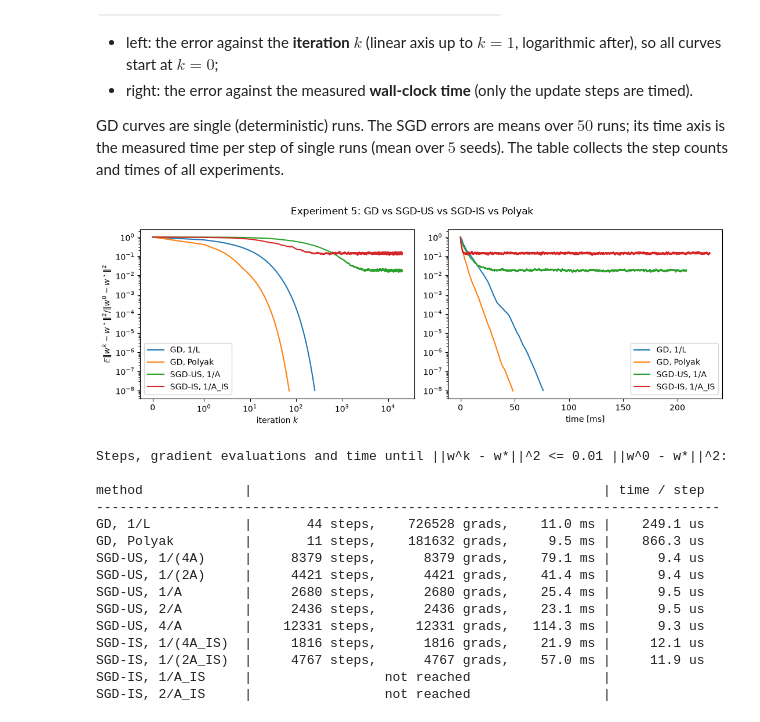
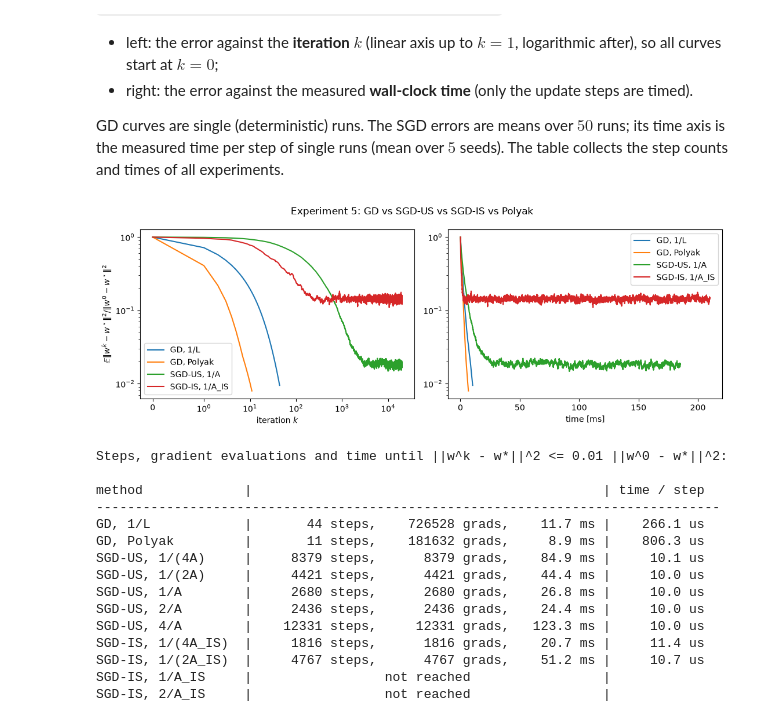
Before and after one commit to Gor-2001/thesis_hw, a Jupyter notebook: Homework/Exercises/hw_2026_11_00/sgd_logistic.ipynb, the cells around one changed output. Saved outputs shown, nothing was run; the diff lists cells and outputs as text; code cells hidden in the pictures; some formulas as TeX source.

```diff
--- a/Homework/Exercises/hw_2026_11_00/sgd_logistic.ipynb
+++ b/Homework/Exercises/hw_2026_11_00/sgd_logistic.ipynb
@@ -169,7 +169,7 @@ Each experiment prints its own results, and all of them are collected in the tab
 # %%
 W0 = np.zeros(D)
 RUNS = 200        # independent SGD runs used to estimate E||w^k - w*||^2
-TOL = 1e-8        # GD stops when ||w^k - w*||^2 <= TOL ||w^0 - w*||^2
+TOL = 1e-2        # the one target for all methods: ||w^k - w*||^2 <= TOL ||w^0 - w*||^2
 R0 = np.sum((W0 - w_star) ** 2)
 FIG_DIR = "figures"
 os.makedirs(FIG_DIR, exist_ok=True)
@@ -230,7 +230,6 @@ def sgd_constant(gamma):
 
 
 # --- step count and time -------------------------------------------------------
-TOL_ERR = 1e-2    # stop when ||w^k - w*||^2 <= TOL_ERR ||w^0 - w*||^2
 SEEDS = 5
 RESULTS = {}      # name -> (steps, grads, seconds), or None if not reached
 
@@ -254,7 +253,7 @@ def sgd_step(gamma, p=None):
     return step
 
 
-def measure(name, step, stochastic, max_steps):
+def measure(name, step, stochastic, max_steps, verbose=True):
     # Single trajectories from W0; only step() is timed. Mean over SEEDS seeds for SGD.
     seeds = SEEDS if stochastic else 1
     hits = []
@@ -265,7 +264,7 @@ def measure(name, step, stochastic, max_steps):
             t0 = time.perf_counter()
             w = step(w, rng)
             t += time.perf_counter() - t0
-            if np.sum((w - w_star) ** 2) <= TOL_ERR * R0:
+            if np.sum((w - w_star) ** 2) <= TOL * R0:
                 hit = (k, t)
                 break
         hits.append(hit)
@@ -276,7 +275,8 @@ def measure(name, step, stochastic, max_steps):
     else:
         res = None
     RESULTS[name] = res
-    print(f"  {name:18s}  {fmt(res)}")
+    if verbose:
+        print(f"  {name:18s}  {fmt(res)}")
 
 
 def fmt(r):
@@ -290,3 +290,7 @@ def save(fig, name):
     fig.tight_layout()
     fig.savefig(os.path.join(FIG_DIR, name), dpi=150)
     plt.show()
+
+
+TARGET = f"||w^k - w*||^2 <= {TOL:g} ||w^0 - w*||^2"
+print(f"Target for all methods: {TARGET}")
@@ -408,9 +416,11 @@ for m in [1, 2, 4, 8, 16]:
         hit = np.argmax(err <= 1.1 * plateau)
         print(f"3c: gamma = {m}/A = {gamma:.4f}: plateau {plateau:.4f}, "
               f"reaches 1.1 x plateau after {hit} steps")
+    elif not np.isfinite(plateau):
+        print(f"3c: gamma = {m}/A = {gamma:.4f}: diverges")
     else:
-        print(f"3c: gamma = {m}/A = {gamma:.4f}: does not converge "
-              f"(E||w^k - w*||^2 ends at {plateau:.3g} > ||w^0 - w*||^2 = {R0:.3g})")
+        print(f"3c: gamma = {m}/A = {gamma:.4f}: stable, but settles above the starting error "
+              f"(plateau {plateau:.3g} > ||w^0 - w*||^2 = {R0:.3g})")
 ax.set_title(r"3c: larger $\gamma$")
 for ax in axes:
     ax.set_xlabel("iteration $k$")
@@ -419,7 +429,7 @@ axes[0].set_ylabel(r"$\mathbb{E}\|w^k-w^\star\|^2$")
 fig.suptitle("Experiment 3: SGD with a constant stepsize")
 save(fig, "log_exp3_sgd.png")
 
-print("Step count and time (single runs, mean over seeds; at most 60000 steps):")
+print(f"Step count and time until {TARGET} (single runs, mean over seeds; at most 60000 steps):")
 for label, gamma in [("1/(4A)", 1 / (4 * A)), ("1/(2A)", 1 / (2 * A)), ("1/A", 1 / A),
                      ("2/A", 2 / A), ("4/A", 4 / A)]:
     measure(f"SGD-US, {label}", sgd_step(gamma), stochastic=True, max_steps=60000)
@@ -501,9 +511,11 @@ for m in [1, 2, 3, 4]:
         hit = np.argmax(err <= 1.1 * plateau)
         print(f"4c: gamma = {m}/A_IS = {gamma:.4f}: plateau {plateau:.4f}, "
               f"reaches 1.1 x plateau after {hit} steps")
+    elif not np.isfinite(plateau):
+        print(f"4c: gamma = {m}/A_IS = {gamma:.4f}: diverges")
     else:
-        print(f"4c: gamma = {m}/A_IS = {gamma:.4f}: does not converge "
-              f"(E||w^k - w*||^2 ends at {plateau:.3g} > ||w^0 - w*||^2 = {R0:.3g})")
+        print(f"4c: gamma = {m}/A_IS = {gamma:.4f}: stable, but settles above the starting error "
+              f"(plateau {plateau:.3g} > ||w^0 - w*||^2 = {R0:.3g})")
 ax.set_title(r"4c: larger $\gamma$")
 for ax in axes:
     ax.set_xlabel("iteration $k$")
@@ -511,11 +523,6 @@ for ax in axes:
 axes[0].set_ylabel(r"$\mathbb{E}\|w^k-w^\star\|^2$")
 fig.suptitle("Experiment 4: SGD with importance sampling")
 save(fig, "log_exp4_sgd_is.png")
-
-print("Step count and time (single runs, mean over seeds; at most 60000 steps):")
-for label, gamma in [("1/(4A_IS)", 1 / (4 * A_IS)), ("1/(2A_IS)", 1 / (2 * A_IS)), ("1/A_IS", 1 / A_IS),
-                     ("2/A_IS", 2 / A_IS)]:
-    measure(f"SGD-IS, {label}", sgd_step(gamma, p_is), stochastic=True, max_steps=60000)
 # %% [output]
 SGD-US: A    = 2 L_max =  22.69, gamma = 1/A    = 0.0441, C    = 1.823, radius gamma C / mu = 8.037
 SGD-IS: A_IS = 2 L_bar =   3.96, gamma = 1/A_IS = 0.2523, C_IS = 1.869, radius gamma C / mu = 47.158
@@ -563,47 +565,52 @@ def step_times(step, steps, seeds=SEEDS):
 sgd_run = sgd(sgd_constant(1 / A), SGD_STEPS, runs=RUNS4)
 t_sgd = step_times(sgd_step(1 / A), SGD_STEPS)
 sgd_is_run = sgd(sgd_constant(1 / A_IS), SGD_STEPS, runs=RUNS4, p=p_is)
 t_sgd_is = step_times(sgd_step(1 / A_IS, p_is), SGD_STEPS)
 curves = {   # name -> (error at k = 0, 1, ..., time at each k)
     "GD, 1/L": (gd_const["err"], np.concatenate([[0.0], gd_const["time"]])),
     "GD, Polyak": (gd_pol["err"], np.concatenate([[0.0], gd_pol["time"]])),
     "SGD-US, 1/A": (sgd_run["err"], t_sgd),
     "SGD-IS, 1/A_IS": (sgd_is_run["err"], t_sgd_is),
 }
 
 fig, axes = plt.subplots(1, 2, figsize=(11, 4))
 for name, (err, t) in curves.items():
     axes[0].semilogy(np.arange(len(err)), err / R0, label=name)
     axes[1].semilogy(1e3 * t[:len(err)], err / R0, label=name)
 axes[0].set_xscale("symlog", linthresh=1)
 axes[0].set_xlabel("iteration $k$")
 axes[1].set_xlabel("time [ms]")
 axes[0].set_ylabel(r"$\mathbb{E}\|w^k-w^\star\|^2 / \|w^0-w^\star\|^2$")
 for ax in axes:
     ax.legend()
 fig.suptitle("Experiment 5: GD vs SGD-US vs SGD-IS vs Polyak")
 save(fig, "log_exp5_comparison.png")
 
-print(f"Steps, gradient evaluations and time until ||w^k - w*||^2 <= {TOL_ERR:g} ||w^0 - w*||^2:\n")
+# SGD-IS rows of the table (measured here, not printed separately)
+for label, gamma in [("1/(4A_IS)", 1 / (4 * A_IS)), ("1/(2A_IS)", 1 / (2 * A_IS)), ("1/A_IS", 1 / A_IS),
+                     ("2/A_IS", 2 / A_IS)]:
+    measure(f"SGD-IS, {label}", sgd_step(gamma, p_is), stochastic=True, max_steps=60000, verbose=False)
+
+print(f"Steps, gradient evaluations and time until {TARGET}:\n")
 print(f"{'method':18s} | {'':^43s} | {'time / step':>11s}")
 print("-" * 80)
 for name, res in RESULTS.items():
     per_step = f"{1e6 * res[2] / res[0]:8.1f} us" if res else ""
     print(f"{name:18s} | {fmt(res)} | {per_step:>11s}")
 # %% [output]
-[figure, old version]
+[figure, new version]
 Steps, gradient evaluations and time until ||w^k - w*||^2 <= 0.01 ||w^0 - w*||^2:
 
 method             |                                             | time / step
 --------------------------------------------------------------------------------
-GD, 1/L            |       44 steps,    726528 grads,    11.0 ms |    249.1 us
-GD, Polyak         |       11 steps,    181632 grads,     9.5 ms |    866.3 us
-SGD-US, 1/(4A)     |     8379 steps,      8379 grads,    79.1 ms |      9.4 us
-SGD-US, 1/(2A)     |     4421 steps,      4421 grads,    41.4 ms |      9.4 us
-SGD-US, 1/A        |     2680 steps,      2680 grads,    25.4 ms |      9.5 us
-SGD-US, 2/A        |     2436 steps,      2436 grads,    23.1 ms |      9.5 us
-SGD-US, 4/A        |    12331 steps,     12331 grads,   114.3 ms |      9.3 us
-SGD-IS, 1/(4A_IS)  |     1816 steps,      1816 grads,    21.9 ms |     12.1 us
-SGD-IS, 1/(2A_IS)  |     4767 steps,      4767 grads,    57.0 ms |     11.9 us
+GD, 1/L            |       44 steps,    726528 grads,    11.7 ms |    266.1 us
+GD, Polyak         |       11 steps,    181632 grads,     8.9 ms |    806.3 us
+SGD-US, 1/(4A)     |     8379 steps,      8379 grads,    84.9 ms |     10.1 us
+SGD-US, 1/(2A)     |     4421 steps,      4421 grads,    44.4 ms |     10.0 us
+SGD-US, 1/A        |     2680 steps,      2680 grads,    26.8 ms |     10.0 us
+SGD-US, 2/A        |     2436 steps,      2436 grads,    24.4 ms |     10.0 us
+SGD-US, 4/A        |    12331 steps,     12331 grads,   123.3 ms |     10.0 us
+SGD-IS, 1/(4A_IS)  |     1816 steps,      1816 grads,    20.7 ms |     11.4 us
+SGD-IS, 1/(2A_IS)  |     4767 steps,      4767 grads,    51.2 ms |     10.7 us
 SGD-IS, 1/A_IS     |                 not reached                 |
 SGD-IS, 2/A_IS     |                 not reached                 |
```
Also changed, not shown: parts of 5 cells of this notebook, 5 other files.
